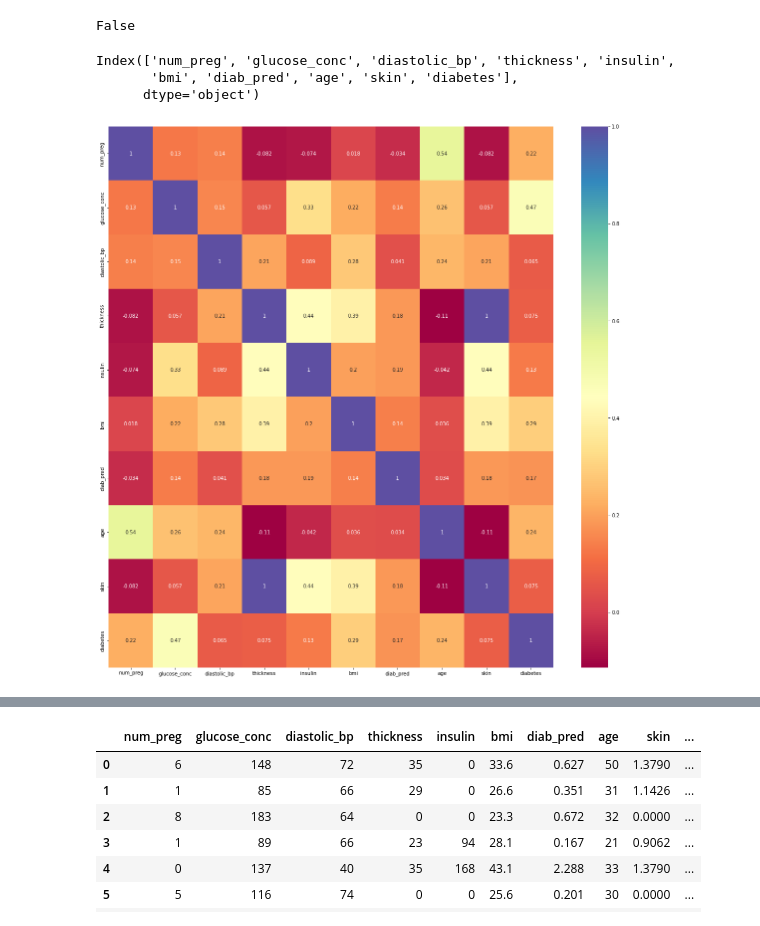
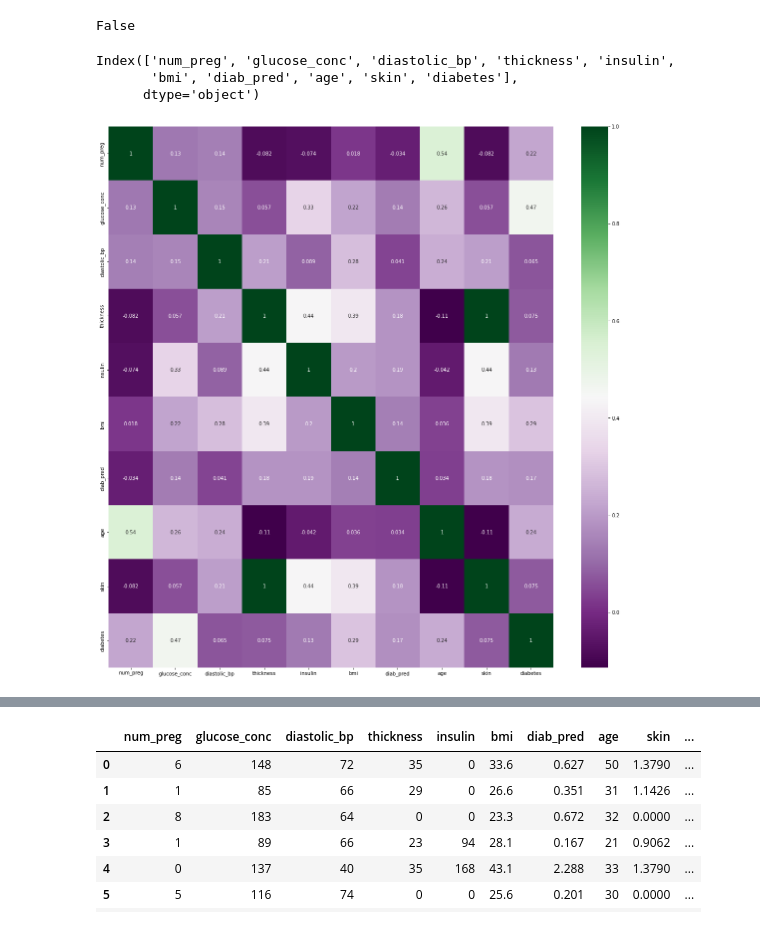
Before and after one commit to Anjsin/Kaggle-Projects, a Jupyter notebook: PIMA_Diabetes_Prediction.ipynb, the cells around one changed output, grey strips where cells are left out. Saved outputs shown, nothing was run; the diff lists cells and outputs as text; code cells hidden in the pictures.

```diff
--- a/PIMA_Diabetes_Prediction.ipynb
+++ b/PIMA_Diabetes_Prediction.ipynb
@@ -55,27 +54,27 @@ False
 # %%
 #Step 2: Find correlation
 import seaborn as sns
 import matplotlib.pyplot as plt
 #plot correlations of each features in dataset
 
 #corrrelation Matrix
 corrmat=data.corr()
 print(corrmat.index)
 
 #headers -> fields/colums, use.index
 top_corr_features=corrmat.index
 plt.figure(figsize=(20,20))
 
 #plot heat map use seaborn
 #plot_color_gradients('Diverging',
 #['PiYG', 'PRGn', 'BrBG', 'PuOr', 'RdGy', 'RdBu', 'RdYlBu','RdYlGn', 'Spectral', 'coolwarm', 'bwr', 'seismic'])
 
-g=sns.heatmap(data[top_corr_features].corr(),annot=True,cmap="Spectral")
+g=sns.heatmap(data[top_corr_features].corr(),annot=True,cmap="PRGn")
 # %% [output]
 Index(['num_preg', 'glucose_conc', 'diastolic_bp', 'thickness', 'insulin',
        'bmi', 'diab_pred', 'age', 'skin', 'diabetes'],
       dtype='object')
-[figure, old version]
+[figure, new version]
 # %%
 data.corr()
 
```
Also changed, not shown: parts of 1 cell of this notebook.
